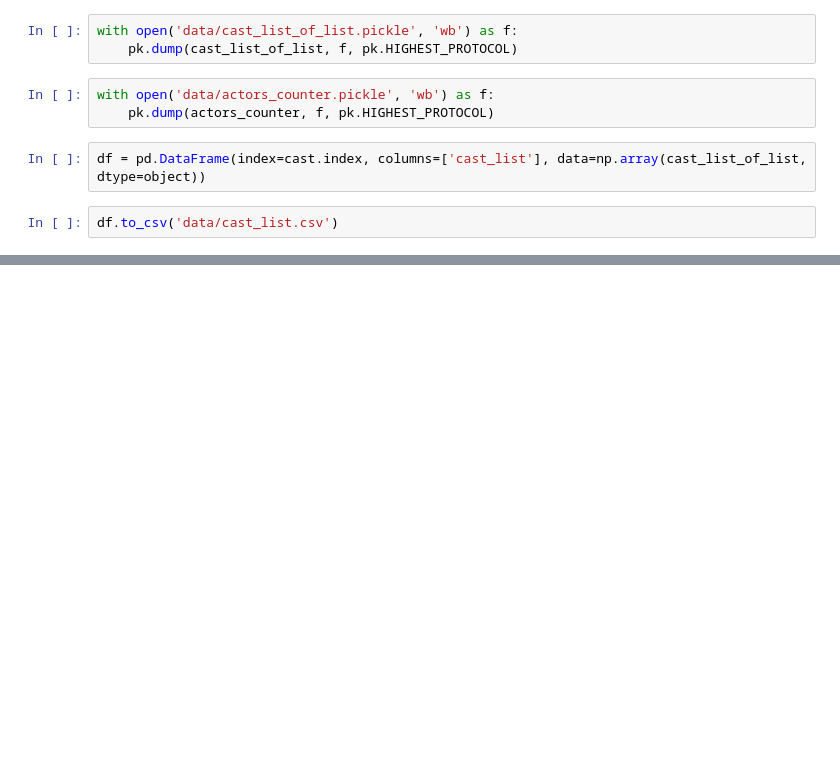
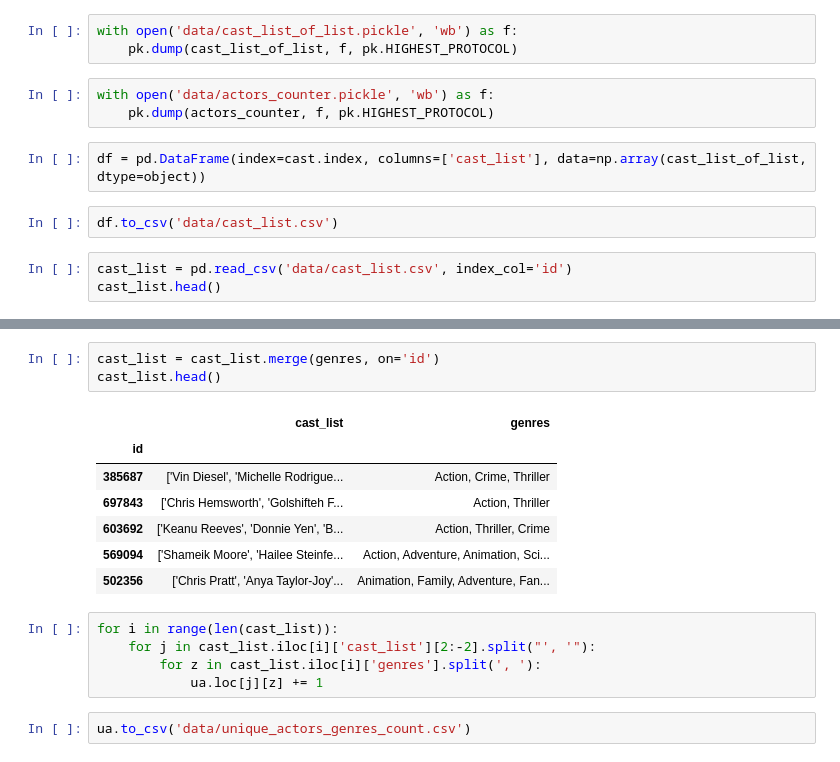
Before and after one commit to fadeeva/normal_projects, a Jupyter notebook: Popular_10000_movies_listed_on_TMDb/Data_Prepare.ipynb, the cells around one changed output, grey strips where cells are left out. Drawn from its saved outputs; the diff is of its cells as text; blank space fills up the shorter version.

```diff
--- a/Popular_10000_movies_listed_on_TMDb/Data_Prepare.ipynb
+++ b/Popular_10000_movies_listed_on_TMDb/Data_Prepare.ipynb
@@ -957,3 +950,6 @@ with open('data/actors_counter.pickle', 'wb') as f:
 df = pd.DataFrame(index=cast.index, columns=['cast_list'], data=np.array(cast_list_of_list, dtype=object))
 # %%
 df.to_csv('data/cast_list.csv')
+# %%
+cast_list = pd.read_csv('data/cast_list.csv', index_col='id')
+cast_list.head()
@@ -959,0 +1005,18 @@ df.to_csv('data/cast_list.csv')
+# %%
+cast_list = cast_list.merge(genres, on='id')
+cast_list.head()
+# %% [output]
+|  | cast_list | genres |
+| id |  |  |
+| 385687 | ['Vin Diesel', 'Michelle Rodrigue... | Action, Crime, Thriller |
+| 697843 | ['Chris Hemsworth', 'Golshifteh F... | Action, Thriller |
+| 603692 | ['Keanu Reeves', 'Donnie Yen', 'B... | Action, Thriller, Crime |
+| 569094 | ['Shameik Moore', 'Hailee Steinfe... | Action, Adventure, Animation, Sci... |
+| 502356 | ['Chris Pratt', 'Anya Taylor-Joy'... | Animation, Family, Adventure, Fan... |
+# %%
+for i in range(len(cast_list)):
+    for j in cast_list.iloc[i]['cast_list'][2:-2].split("', '"):
+        for z in cast_list.iloc[i]['genres'].split(', '):
+            ua.loc[j][z] += 1
+# %%
+ua.to_csv('data/unique_actors_genres_count.csv')
```
Also changed, not shown: parts of 17 cells of this notebook, 1 other file.
